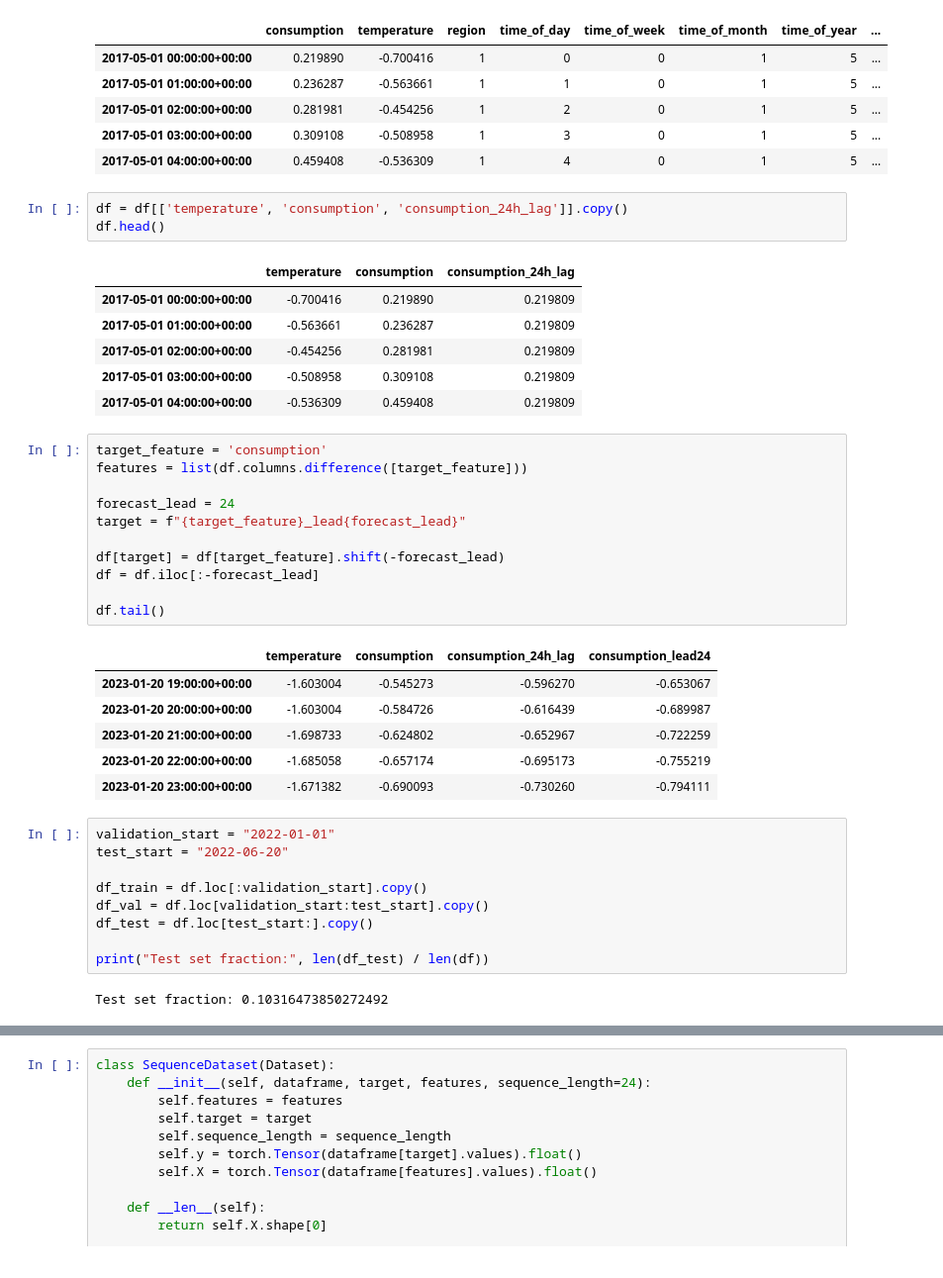
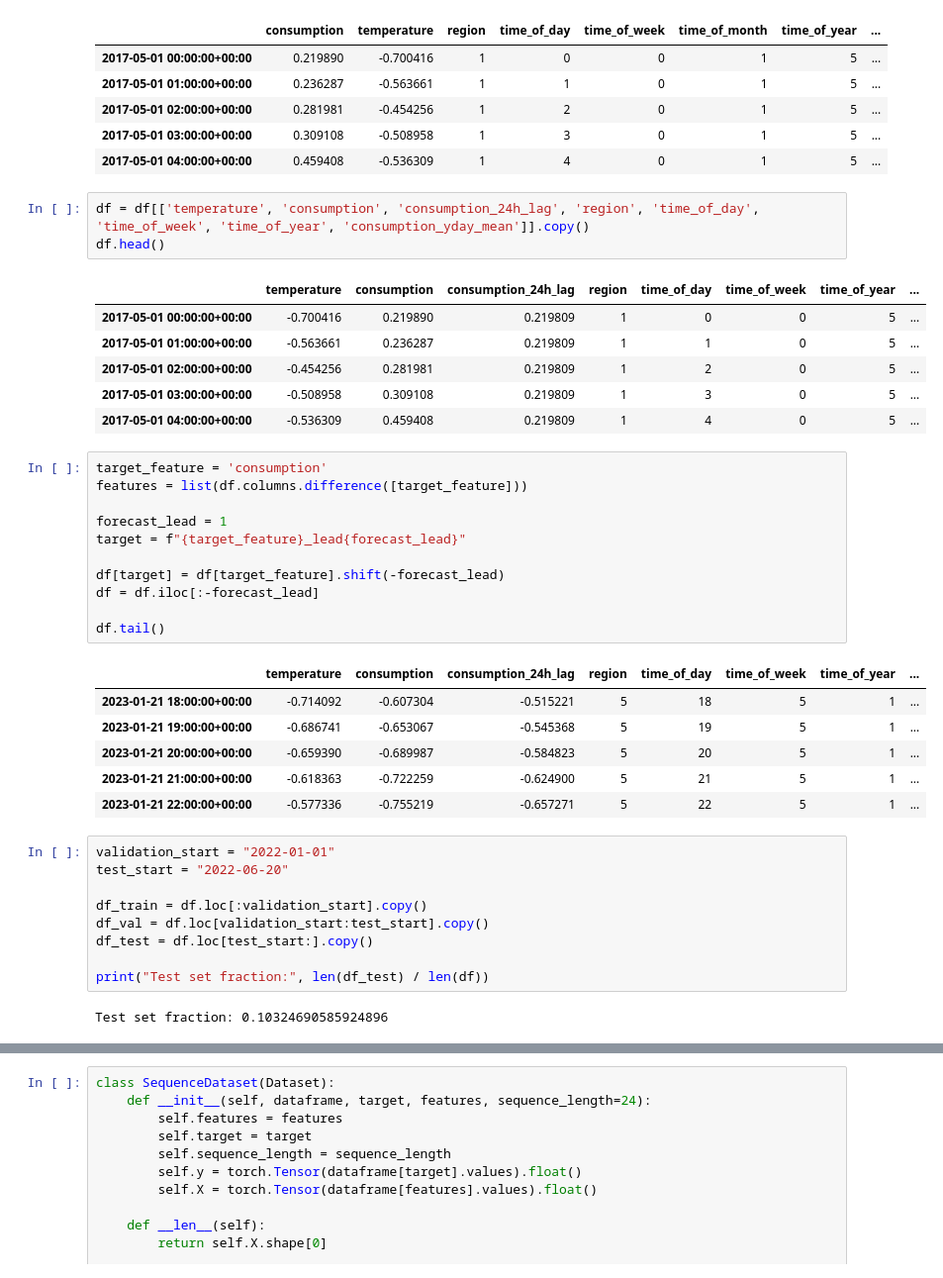
Before and after one commit to Anderzz/it3030, a Jupyter notebook: assignment2/learning2.ipynb, the cells around one changed output, grey strips where cells are left out. Shown at 99% size. Cells and saved outputs as stored; diff of their text form.

```diff
--- a/assignment2/learning2.ipynb
+++ b/assignment2/learning2.ipynb
@@ -24,33 +25,33 @@ df.head()
 | 2017-05-01 03:00:00+00:00 | 0.309108 | -0.508958 | 1 | 3 | 0 | 1 | 5 | ... |
 | 2017-05-01 04:00:00+00:00 | 0.459408 | -0.536309 | 1 | 4 | 0 | 1 | 5 | ... |
 # %%
-df = df[['temperature', 'consumption', 'consumption_24h_lag']].copy()
+df = df[['temperature', 'consumption', 'consumption_24h_lag', 'region', 'time_of_day', 'time_of_week', 'time_of_year', 'consumption_yday_mean']].copy()
 df.head()
 # %% [output]
-|  | temperature | consumption | consumption_24h_lag |
-| 2017-05-01 00:00:00+00:00 | -0.700416 | 0.219890 | 0.219809 |
-| 2017-05-01 01:00:00+00:00 | -0.563661 | 0.236287 | 0.219809 |
-| 2017-05-01 02:00:00+00:00 | -0.454256 | 0.281981 | 0.219809 |
-| 2017-05-01 03:00:00+00:00 | -0.508958 | 0.309108 | 0.219809 |
-| 2017-05-01 04:00:00+00:00 | -0.536309 | 0.459408 | 0.219809 |
+|  | temperature | consumption | consumption_24h_lag | region | time_of_day | time_of_week | time_of_year | ... |
+| 2017-05-01 00:00:00+00:00 | -0.700416 | 0.219890 | 0.219809 | 1 | 0 | 0 | 5 | ... |
+| 2017-05-01 01:00:00+00:00 | -0.563661 | 0.236287 | 0.219809 | 1 | 1 | 0 | 5 | ... |
+| 2017-05-01 02:00:00+00:00 | -0.454256 | 0.281981 | 0.219809 | 1 | 2 | 0 | 5 | ... |
+| 2017-05-01 03:00:00+00:00 | -0.508958 | 0.309108 | 0.219809 | 1 | 3 | 0 | 5 | ... |
+| 2017-05-01 04:00:00+00:00 | -0.536309 | 0.459408 | 0.219809 | 1 | 4 | 0 | 5 | ... |
 # %%
 target_feature = 'consumption'
 features = list(df.columns.difference([target_feature]))
 
-forecast_lead = 24
+forecast_lead = 1
 target = f"{target_feature}_lead{forecast_lead}"
 
 df[target] = df[target_feature].shift(-forecast_lead)
 df = df.iloc[:-forecast_lead]
 
 df.tail()
 # %% [output]
-|  | temperature | consumption | consumption_24h_lag | consumption_lead24 |
-| 2023-01-20 19:00:00+00:00 | -1.603004 | -0.545273 | -0.596270 | -0.653067 |
-| 2023-01-20 20:00:00+00:00 | -1.603004 | -0.584726 | -0.616439 | -0.689987 |
-| 2023-01-20 21:00:00+00:00 | -1.698733 | -0.624802 | -0.652967 | -0.722259 |
-| 2023-01-20 22:00:00+00:00 | -1.685058 | -0.657174 | -0.695173 | -0.755219 |
-| 2023-01-20 23:00:00+00:00 | -1.671382 | -0.690093 | -0.730260 | -0.794111 |
+|  | temperature | consumption | consumption_24h_lag | region | time_of_day | time_of_week | time_of_year | ... |
+| 2023-01-21 18:00:00+00:00 | -0.714092 | -0.607304 | -0.515221 | 5 | 18 | 5 | 1 | ... |
+| 2023-01-21 19:00:00+00:00 | -0.686741 | -0.653067 | -0.545368 | 5 | 19 | 5 | 1 | ... |
+| 2023-01-21 20:00:00+00:00 | -0.659390 | -0.689987 | -0.584823 | 5 | 20 | 5 | 1 | ... |
+| 2023-01-21 21:00:00+00:00 | -0.618363 | -0.722259 | -0.624900 | 5 | 21 | 5 | 1 | ... |
+| 2023-01-21 22:00:00+00:00 | -0.577336 | -0.755219 | -0.657271 | 5 | 22 | 5 | 1 | ... |
 # %%
 validation_start = "2022-01-01"
 test_start = "2022-06-20"
@@ -61,5 +62,5 @@ df_test = df.loc[test_start:].copy()
 
 print("Test set fraction:", len(df_test) / len(df))
 # %% [output]
-Test set fraction: 0.10316473850272492
+Test set fraction: 0.10324690585924896
 # %%
```
Also changed, not shown: parts of 18 cells of this notebook, 4 other files.
